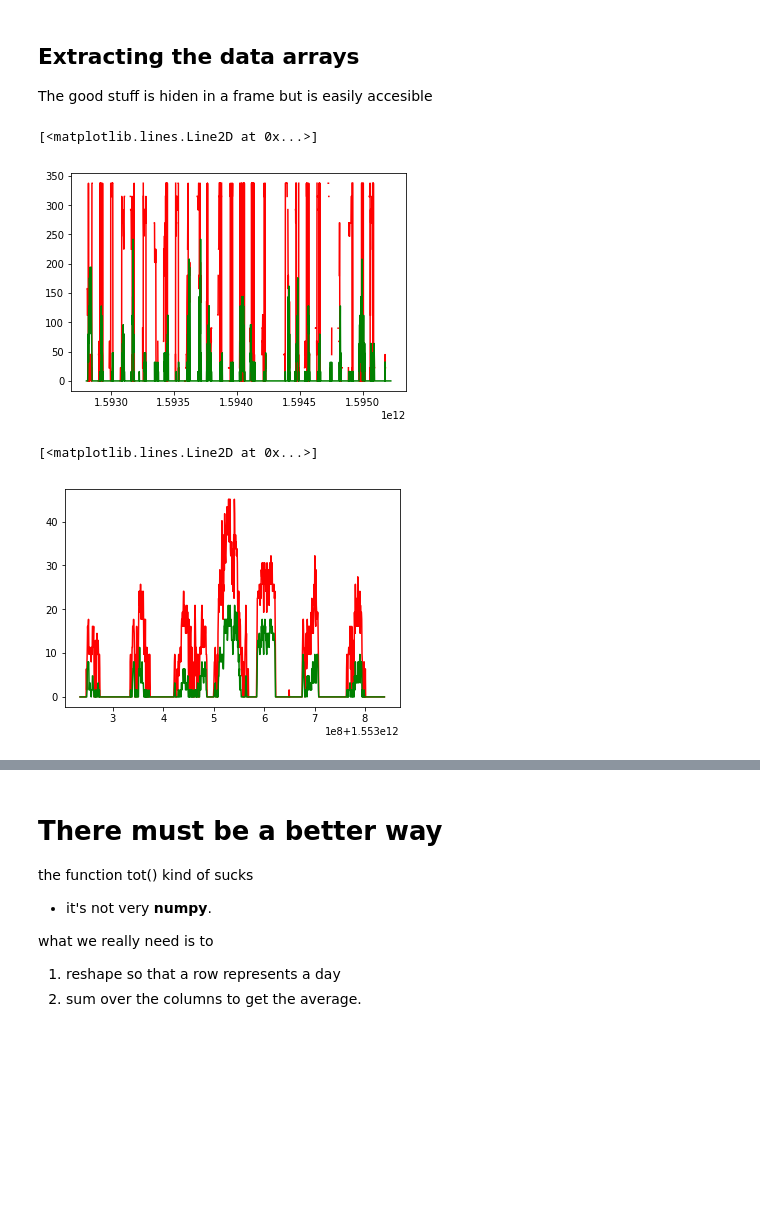
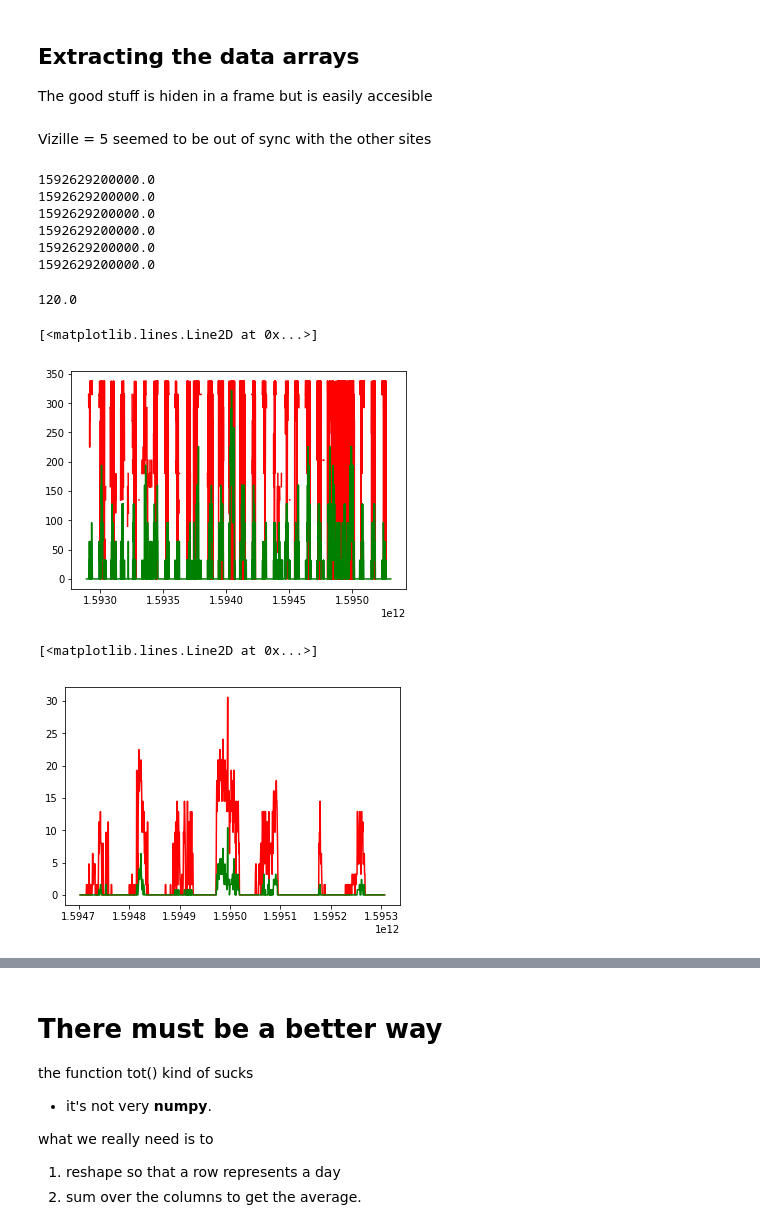
Before and after one commit to macbuse/ROMMA, a Jupyter notebook: romma_again.ipynb, the cells around one changed output, grey strips where cells are left out. Cells and saved outputs as stored; diff of their text form; code cells hidden in the pictures; blank space fills up the shorter version.

```diff
--- a/romma_again.ipynb
+++ b/romma_again.ipynb
@@ -95,10 +105,26 @@ smh = 4
 voiron = 109
 orange = 54
 data = {}
-for k in [5,109,44,4,6]:
+for k in [3,5,109,44,4,6]:
     tt = get_station(ref_num=k)
     meteo = html2arrays(tt)
     data[k] = meteo
+# %% [markdown]
+Vizille = 5 seemed to be out of sync with the other sites
+# %%
+for k in [3,5,109,44,4,6]:
+    print(data[k]['time'][0])
+# %% [output]
+1592629200000.0
+1592629200000.0
+1592629200000.0
+1592629200000.0
+1592629200000.0
+1592629200000.0
+# %%
+(1592553600000.0 - 1592546400000.0) / 60000
+# %% [output]
+120.0
 # %%
 import pickle
 
@@ -118,12 +144,15 @@ data['times'] = times
 with open(fn,'wb') as fp:
     pickle.dump(data,fp)
 # %%
+meteo = data[4]
+
+
 ww = 28*24*6
 plt.plot(meteo['time'][-ww:], meteo['ventdir'][-ww:],'r')
 plt.plot( meteo['time'][-ww:], meteo['vent'][-ww:]*20,'g')
 # %% [output]
 [<matplotlib.lines.Line2D at 0x...>]
-[figure, old version]
+[figure, new version]
 # %%
 ww = 7*24*6
 plt.plot(meteo['time'][-ww:], meteo['rafale'][-ww:],'r')
@@ -131,7 +160,7 @@ plt.plot(meteo['time'][-ww:], meteo['rafale'][-ww:],'r')
 plt.plot( meteo['time'][-ww:], meteo['vent'][-ww:],'g')
 # %% [output]
 [<matplotlib.lines.Line2D at 0x...>]
-[figure, old version]
+[figure, new version]
 # %%
 
 def tot(key='rad'):
```
Also changed, not shown: parts of 16 cells of this notebook.
